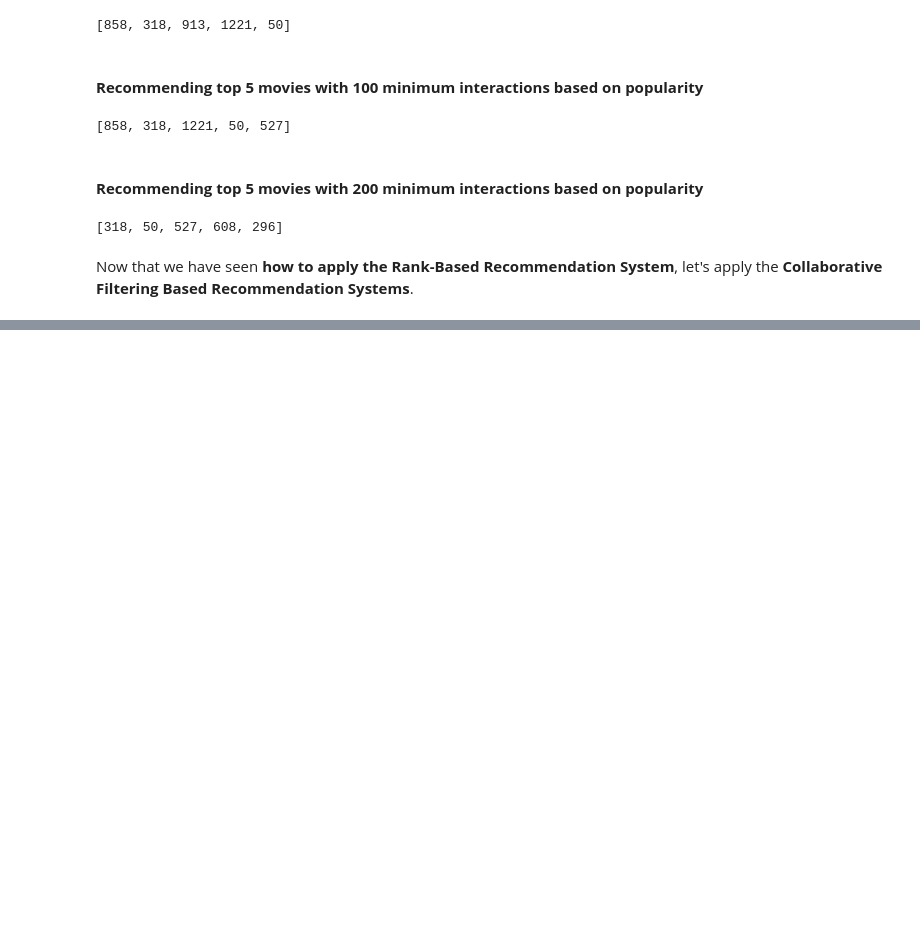
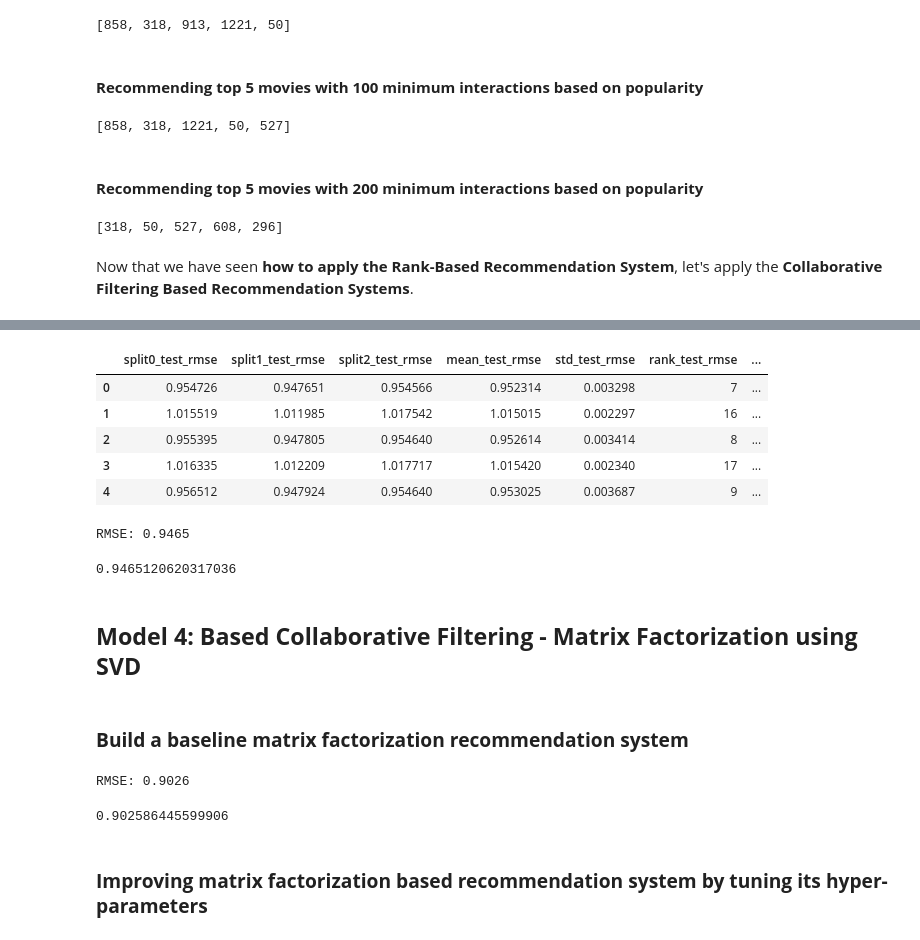
Before and after one commit to karankarann/NetflixRecommendationSystem, a Jupyter notebook: RecommendationSystems.ipynb, the cells around one changed output, grey strips where cells are left out. Cells and saved outputs as stored; diff of their text form; code cells hidden in the pictures; blank space fills up the shorter version.

```diff
--- a/RecommendationSystems.ipynb
+++ b/RecommendationSystems.ipynb
@@ -78,0 +335,20 @@ Now that we have seen **how to apply the Rank-Based Recommendation System**, let
+# %%
+# Remove _______ and complete the code
+
+# Setting up parameter grid to tune the hyperparameters
+param_grid = {'k': [20, 30,40], 'min_k': [3,6,9],
+              'sim_options': {'name': ['msd', 'cosine'],
+                              'user_based': [False]}
+              }
+
+# Performing 3-fold cross validation to tune the hyperparameters
+grid_obj = GridSearchCV(KNNBasic, param_grid, measures=['rmse', 'mae'], cv=3, n_jobs=-1)
+
+# Fitting the data
+grid_obj.fit(data)
+
+# Best RMSE score
+print(grid_obj.best_score['rmse'])
+
+# Combination of parameters that gave the best RMSE score
+print(grid_obj.best_params['rmse'])
@@ -78,0 +373,49 @@ Now that we have seen **how to apply the Rank-Based Recommendation System**, let
+# %%
+results_df = pd.DataFrame.from_dict(grid_obj.cv_results)
+results_df.head()
+# %% [output]
+|  | split0_test_rmse | split1_test_rmse | split2_test_rmse | mean_test_rmse | std_test_rmse | rank_test_rmse | ... |
+| 0 | 0.954726 | 0.947651 | 0.954566 | 0.952314 | 0.003298 | 7 | ... |
+| 1 | 1.015519 | 1.011985 | 1.017542 | 1.015015 | 0.002297 | 16 | ... |
+| 2 | 0.955395 | 0.947805 | 0.954640 | 0.952614 | 0.003414 | 8 | ... |
+| 3 | 1.016335 | 1.012209 | 1.017717 | 1.015420 | 0.002340 | 17 | ... |
+| 4 | 0.956512 | 0.947924 | 0.954640 | 0.953025 | 0.003687 | 9 | ... |
+# %%
+# Remove _______ and complete the code
+# Creating an instance of KNNBasic with optimal hyperparameter values
+similarity_algo_optimized_item = KNNBasic(sim_options={'name': 'msd', 'user_based': False}, k=30, min_k=6,verbose=False)
+
+# Training the algorithm on the trainset
+similarity_algo_optimized_item.fit(trainset)
+
+# Predicting ratings for the testset
+predictions = similarity_algo_optimized_item.test(testset)
+
+# Computing RMSE on testset
+accuracy.rmse(predictions)
+# %% [output]
+RMSE: 0.9465
+0.9465120620317036
+# %% [markdown]
+## **Model 4: Based Collaborative Filtering - Matrix Factorization using SVD**
+# %% [markdown]
+### **Build a baseline matrix factorization recommendation system**
+# %%
+# Remove _______ and complete the code
+
+# Using SVD matrix factorization
+algo_svd = SVD()
+
+# Training the algorithm on the trainset
+algo_svd.fit(trainset)
+
+# Predicting ratings for the testset
+predictions = algo_svd.test(testset)
+
+# Computing RMSE on the testset
+accuracy.rmse(predictions)
+# %% [output]
+RMSE: 0.9026
+0.902586445599906
+# %% [markdown]
+### **Improving matrix factorization based recommendation system by tuning its hyper-parameters**
```
Also changed, not shown: parts of 44 cells of this notebook.
